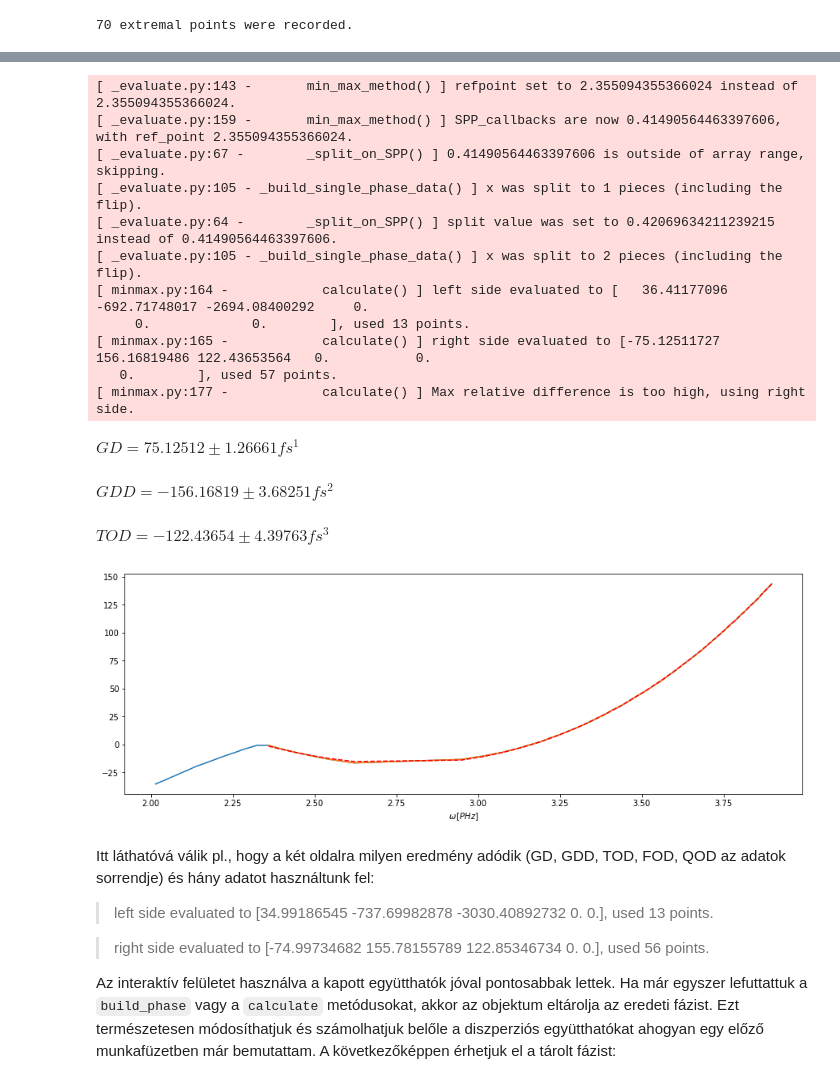
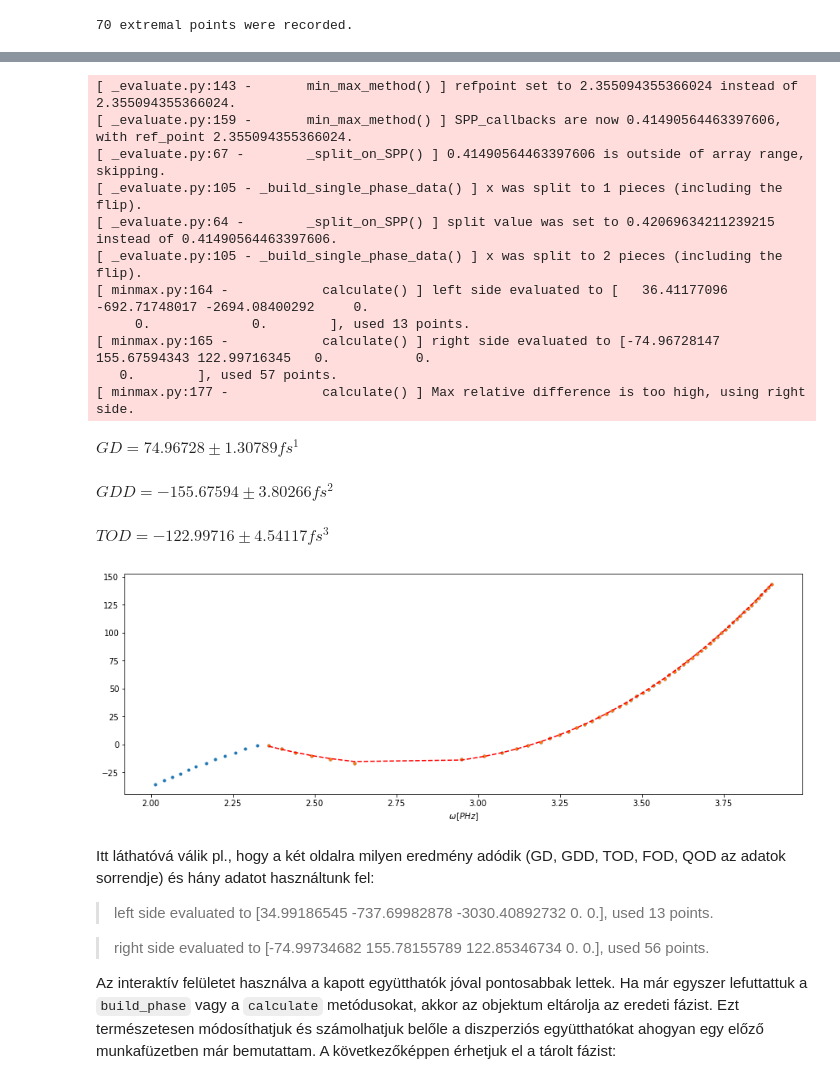
Before and after one commit to Ptrskay3/PySprint, a Jupyter notebook: doc/hu_minmax.ipynb, the cells around one changed output, grey strips where cells are left out. Saved outputs shown, nothing was run; the diff lists cells and outputs as text; code cells hidden in the pictures.

```diff
--- a/doc/hu_minmax.ipynb
+++ b/doc/hu_minmax.ipynb
@@ -92,25 +92,25 @@ Fent a `calculate` metódusban az `allow_parallel` argumentumról: Az alapértel
 # %%
 import logging
 logger = logging.getLogger()
 logger.setLevel(logging.INFO)
 
-m.calculate(reference_point=2.355, order=3, allow_parallel=True, show_graph=True);
+m.calculate(reference_point=2.355, order=3, scan=True, show_graph=True);
 # %% [output]
 [ _evaluate.py:143 -       min_max_method() ] refpoint set to 2.355094355366024 instead of 2.355094355366024.
 [ _evaluate.py:159 -       min_max_method() ] SPP_callbacks are now 0.41490564463397606, with ref_point 2.355094355366024.
 [ _evaluate.py:67 -        _split_on_SPP() ] 0.41490564463397606 is outside of array range, skipping.
 [ _evaluate.py:105 - _build_single_phase_data() ] x was split to 1 pieces (including the flip).
 [ _evaluate.py:64 -        _split_on_SPP() ] split value was set to 0.42069634211239215 instead of 0.41490564463397606.
 [ _evaluate.py:105 - _build_single_phase_data() ] x was split to 2 pieces (including the flip).
 [ minmax.py:164 -            calculate() ] left side evaluated to [   36.41177096  -692.71748017 -2694.08400292     0.
      0.             0.        ], used 13 points.
-[ minmax.py:165 -            calculate() ] right side evaluated to [-75.12511727 156.16819486 122.43653564   0.           0.
+[ minmax.py:165 -            calculate() ] right side evaluated to [-74.96728147 155.67594343 122.99716345   0.           0.
    0.        ], used 57 points.
 [ minmax.py:177 -            calculate() ] Max relative difference is too high, using right side.
-$\displaystyle GD = 75.12512 ± 1.26661 fs^1$
+$\displaystyle GD = 74.96728 ± 1.30789 fs^1$
-$\displaystyle GDD = -156.16819 ± 3.68251 fs^2$
+$\displaystyle GDD = -155.67594 ± 3.80266 fs^2$
-$\displaystyle TOD = -122.43654 ± 4.39763 fs^3$
+$\displaystyle TOD = -122.99716 ± 4.54117 fs^3$
-[figure, old version]
+[figure, new version]
 # %% [markdown]
 Itt láthatóvá válik pl., hogy a két oldalra milyen eredmény adódik (GD, GDD, TOD, FOD, QOD az adatok sorrendje) és hány adatot használtunk fel:
 > left side evaluated to [34.99186545 -737.69982878 -3030.40892732 0. 0.], used 13 points.
```
Also changed, not shown: parts of 8 cells of this notebook, 12 other files.
